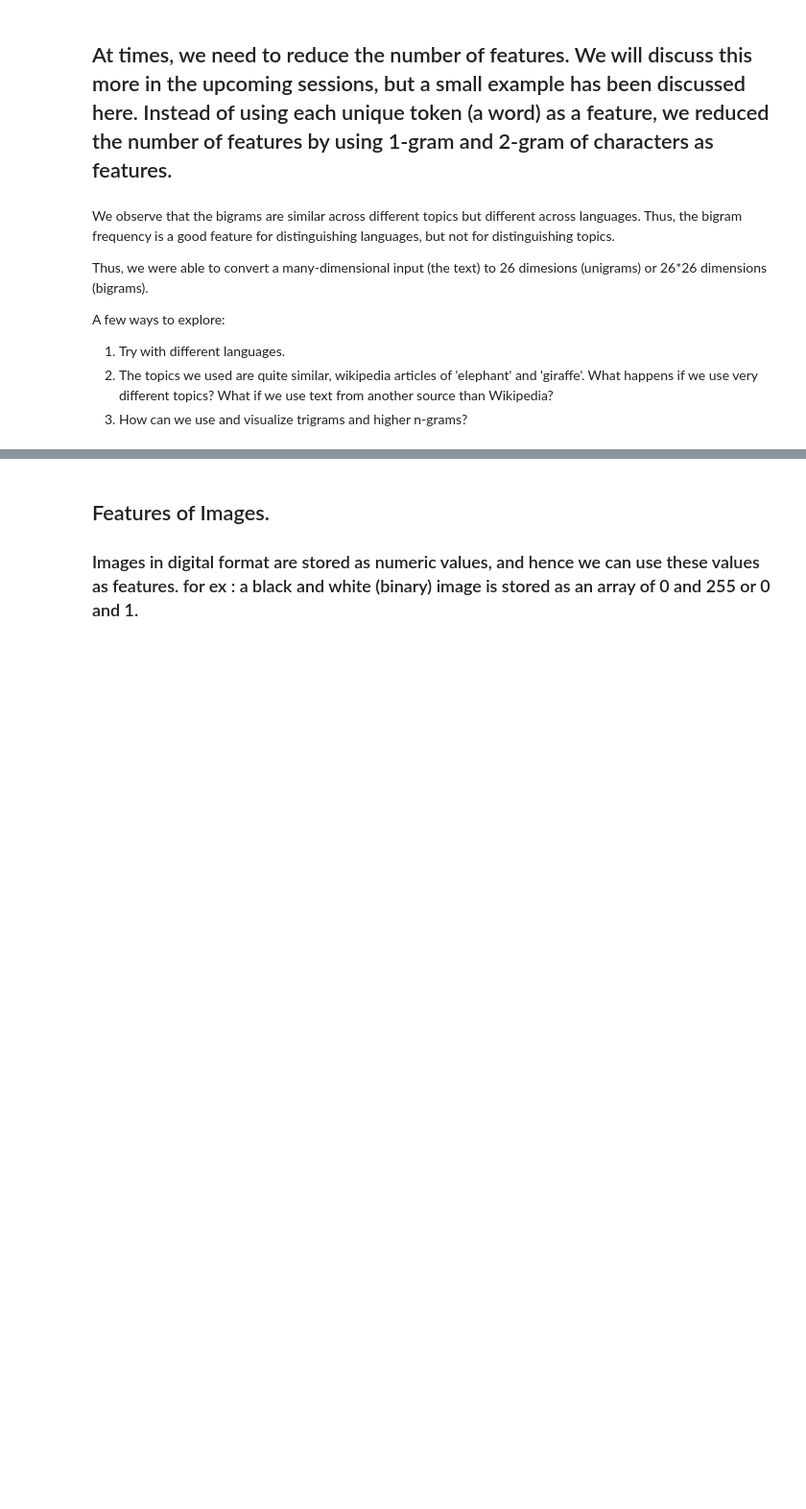
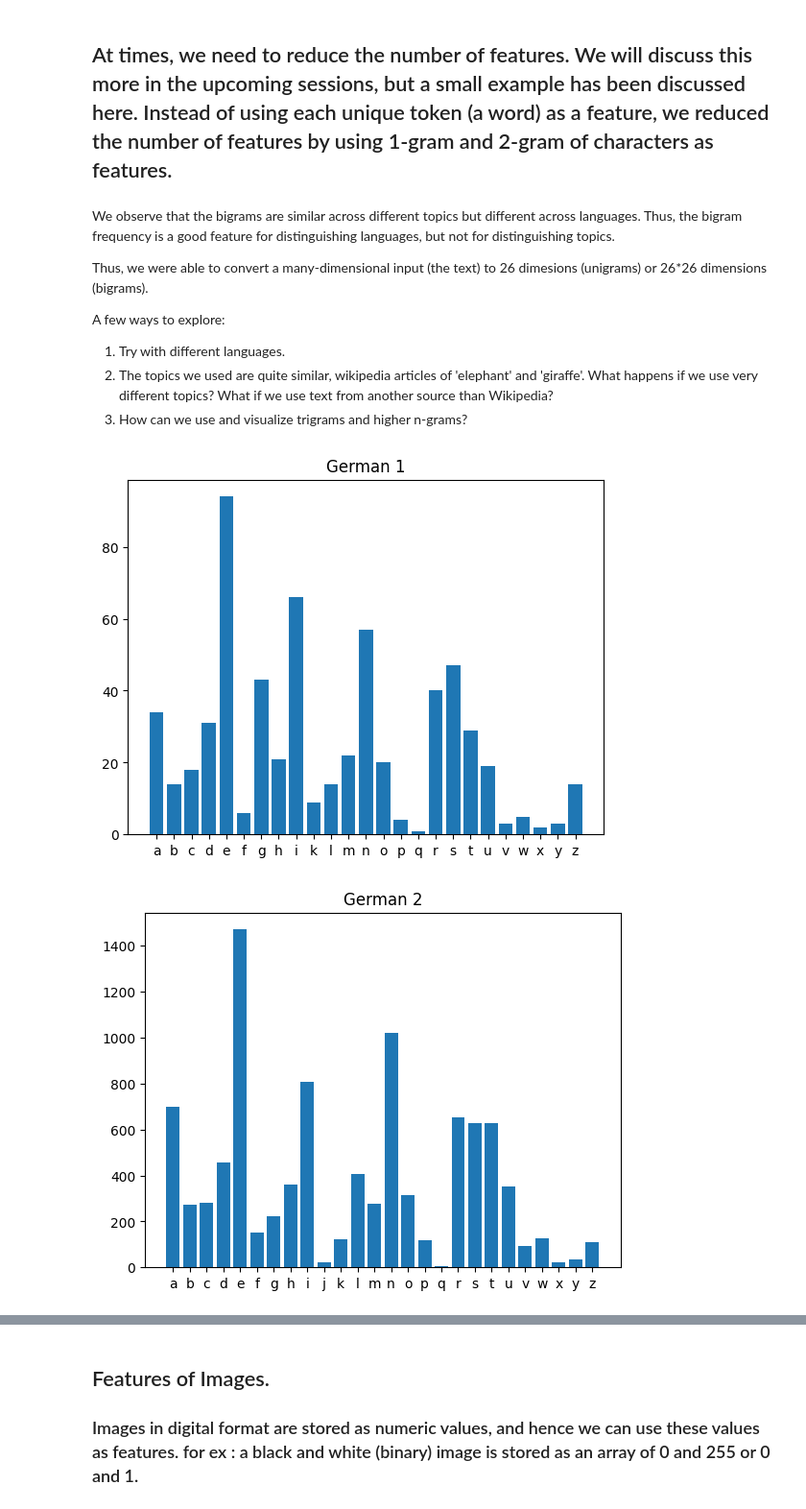
Before and after one commit to Purbayan23/FMML_Assignments, a Jupyter notebook: PS0049_FMML_Aug22_M1Lab2_DataFeatures&Augmentation.ipynb, the cells around one changed output, grey strips where cells are left out. Shown at 96% size. Drawn from its saved outputs; the diff is of its cells as text; code cells hidden in the pictures; blank space fills up the shorter version.

```diff
--- a/PS0049_FMML_Aug22_M1Lab2_DataFeatures&Augmentation.ipynb
+++ b/PS0049_FMML_Aug22_M1Lab2_DataFeatures&Augmentation.ipynb
@@ -326,3 +327,35 @@ A few ways to explore:
 1. Try with different languages.
 2. The topics we used are quite similar, wikipedia articles of 'elephant' and 'giraffe'. What happens if we use very different topics? What if we use text from another source than Wikipedia?
 3. How can we use and visualize trigrams and higher n-grams?
+# %%
+#1 Let us try with German and spanish
+
+wikipedia.set_lang('de')
+ger1 = wikipedia.page('kar').content
+ger2 = wikipedia.page('banane').content
+wikipedia.set_lang('es')
+es1 = wikipedia.page('automóvil').content
+es2 = wikipedia.page('platano').content
+
+def cleanup(text):
+  text = text.lower()  # make it lowercase
+  text = re.sub('[^a-z]+', '', text) # only keep characters, i.e. if not a-z then replace with space.
+  return text
+# %%
+ger1 = cleanup(ger1)
+ger2 = cleanup(ger2)
+es1 = cleanup(es1)
+es2 = cleanup(es2)
+## we passed ngrams 'n' as 1 to get unigrams. Unigram is nothing but single token (in this case character).
+## ngrams imported from nltk, it returns ngrams from given string. Counter returns dictionary with keys as elements and counts as values.
+unigram_ger1 = Counter(ngrams(ger1,1)) ##just to get count of each element.
+plothistogram(unigram_ger1)
+plt.title('German 1')
+plt.show()
+unigram_ger2 = Counter(ngrams(ger2,1))
+plothistogram(unigram_ger2)
+plt.title('German 2')
+plt.show()
+# %% [output]
+[figure, added]
+[figure, added]
```
Also changed, not shown: parts of 23 cells of this notebook.
